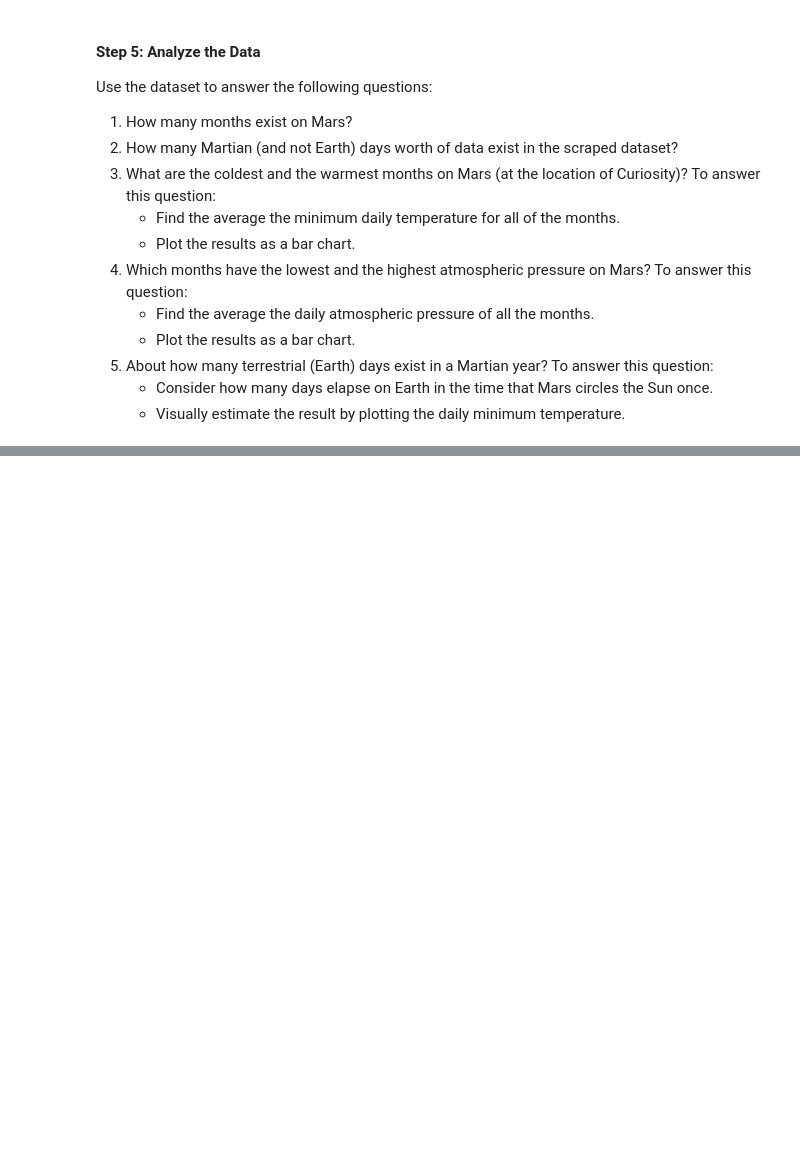
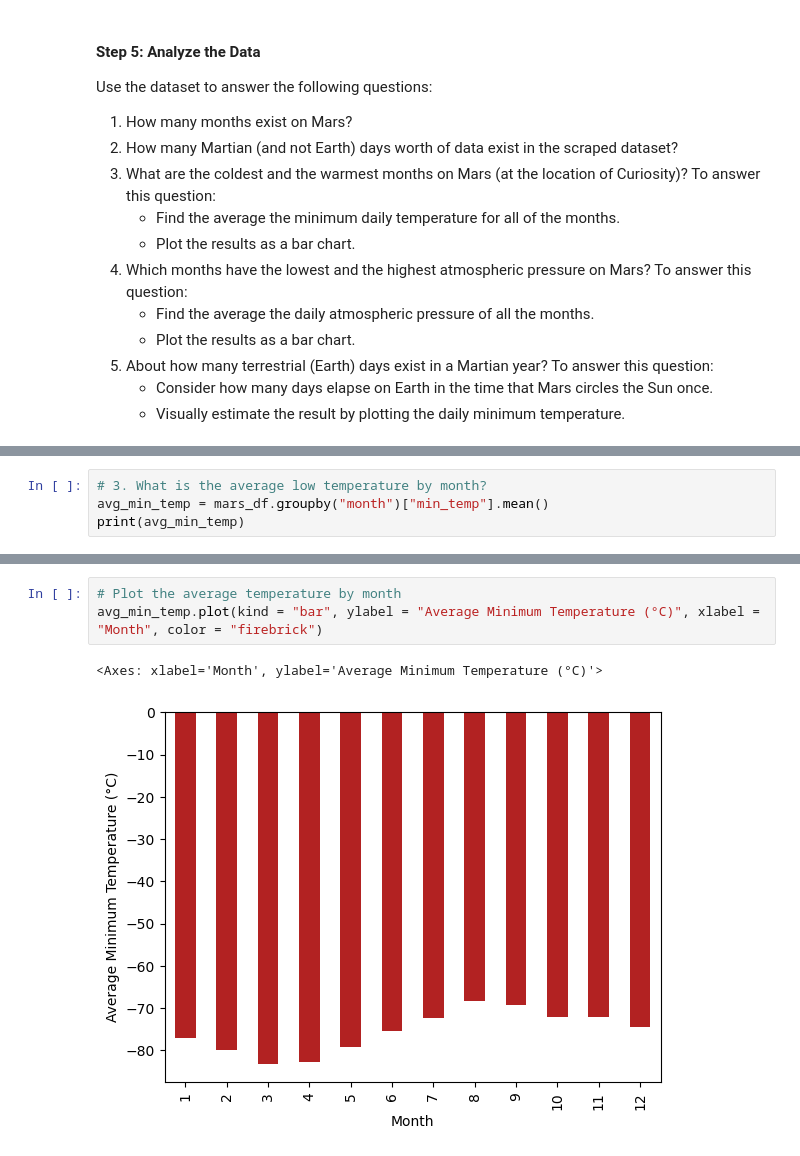
Before and after one commit to hrollin5/mars-scraping, a Jupyter notebook: weather_analysis.ipynb, the cells around one changed output, grey strips where cells are left out. Drawn from its saved outputs; the diff is of its cells as text; blank space fills up the shorter version.

```diff
--- a/weather_analysis.ipynb
+++ b/weather_analysis.ipynb
@@ -136,0 +164,4 @@ Use the dataset to answer the following questions:
+# %%
+# 3. What is the average low temperature by month?
+avg_min_temp = mars_df.groupby("month")["min_temp"].mean()
+print(avg_min_temp)
@@ -136,0 +183,6 @@ Use the dataset to answer the following questions:
+# %%
+# Plot the average temperature by month
+avg_min_temp.plot(kind = "bar", ylabel = "Average Minimum Temperature (°C)", xlabel = "Month", color = "firebrick")
+# %% [output]
+<Axes: xlabel='Month', ylabel='Average Minimum Temperature (°C)'>
+[figure, added]
```
Also changed, not shown: parts of 13 cells of this notebook.
